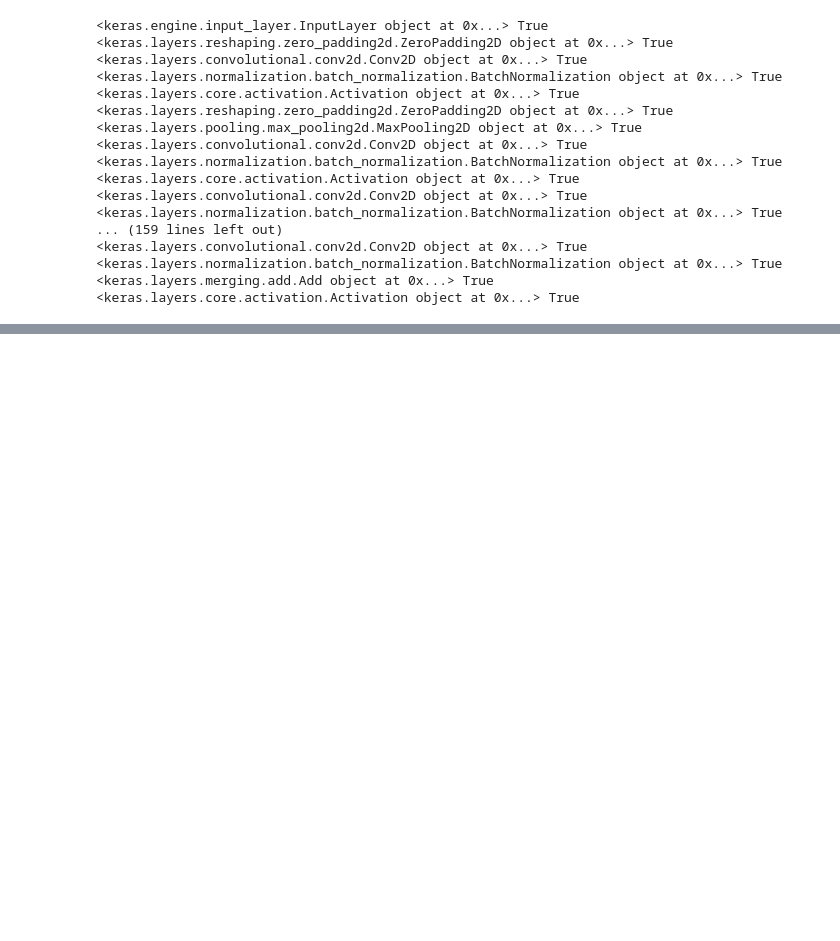
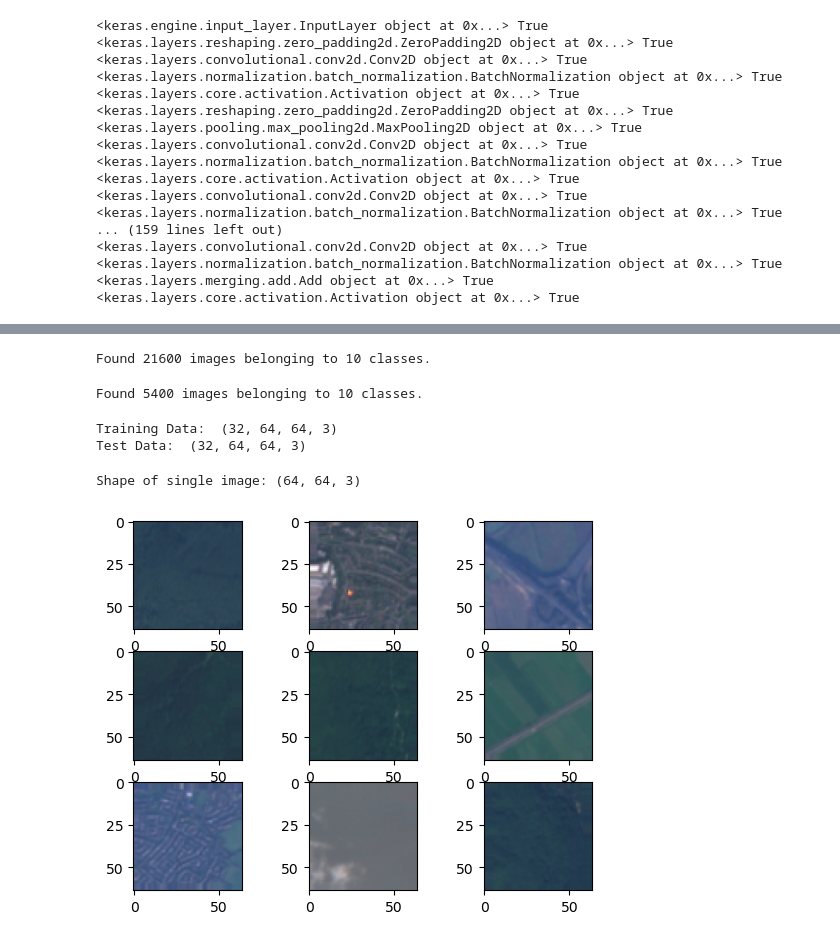
Before and after one commit to Danishsiddiqui11/Model-for-image-classification-on-EuroSat-dataset, a Jupyter notebook: eurasat-1.ipynb, the cells around one changed output, grey strips where cells are left out. Drawn from its saved outputs; the diff is of its cells as text; code cells hidden in the pictures; blank space fills up the shorter version.

Commit message:
Kaggle Notebook | EuraSAT_1 | Version 2

```diff
--- a/eurasat-1.ipynb
+++ b/eurasat-1.ipynb
@@ -81,13 +81,29 @@ Total params: 31,987,594
 Trainable params: 31,934,474
 Non-trainable params: 53,120
 _________________________________________________________________
+# %%
+dataset_url = r'/kaggle/input/eurosat-rgb/2750'
+batch_size = 32
+img_height = 64
+img_width = 64
+validation_split=0.2
+rescale=1.0/255
 # %%
-# Fitting the CNN to the images(Image Augmentation, Image Preprocessing)
 from keras.preprocessing.image import ImageDataGenerator
 train_datagen = ImageDataGenerator(
         rescale=1./255,
         shear_range=0.2,
         zoom_range=0.2,
-        horizontal_flip=True)
+        horizontal_flip=True,
+         validation_split=0.2)
+# %%
+train_set = train_datagen.flow_from_directory(batch_size=batch_size,
+                                           directory=dataset_url,
+                                           shuffle=True,
+                                           target_size=(img_height, img_width),
+                                           subset="training",
+                                           class_mode='categorical')
+# %% [output]
+Found 21600 images belonging to 10 classes.
 # %%
 #Normalizing the test set
@@ -94,0 +111,32 @@ test_datagen = ImageDataGenerator(rescale=1./255)
+# %%
+test_set = test_datagen.flow_from_directory(batch_size=batch_size,
+                                           directory=dataset_url,
+                                           shuffle=False,
+                                           target_size=(img_height, img_width),
+                                           subset="validation",
+                                           class_mode='categorical')
+# %% [output]
+Found 5400 images belonging to 10 classes.
+# %%
+# lets dettermine dataset characteristics
+print('Training Data: ',train_set[0][0].shape)
+print('Test Data: ',test_set[0][0].shape)
+# %% [output]
+Training Data:  (32, 64, 64, 3)
+Test Data:  (32, 64, 64, 3)
+# %%
+# now shape of a single image
+print('Shape of single image:', train_set[0][0][0].shape)
+# %% [output]
+Shape of single image: (64, 64, 3)
+# %%
+# create a grid of 3*3 images to visualize some of the imgaes in dataset
+for i in range(0, 9):
+    plt.subplot(330 + 1+ i)
+    img = train_set[0][0][i]
+    plt.imshow(img)
+
+# show the plot
+plt.show()
+# %% [output]
+[figure, added]
```
Also changed, not shown: parts of 10 cells of this notebook.
